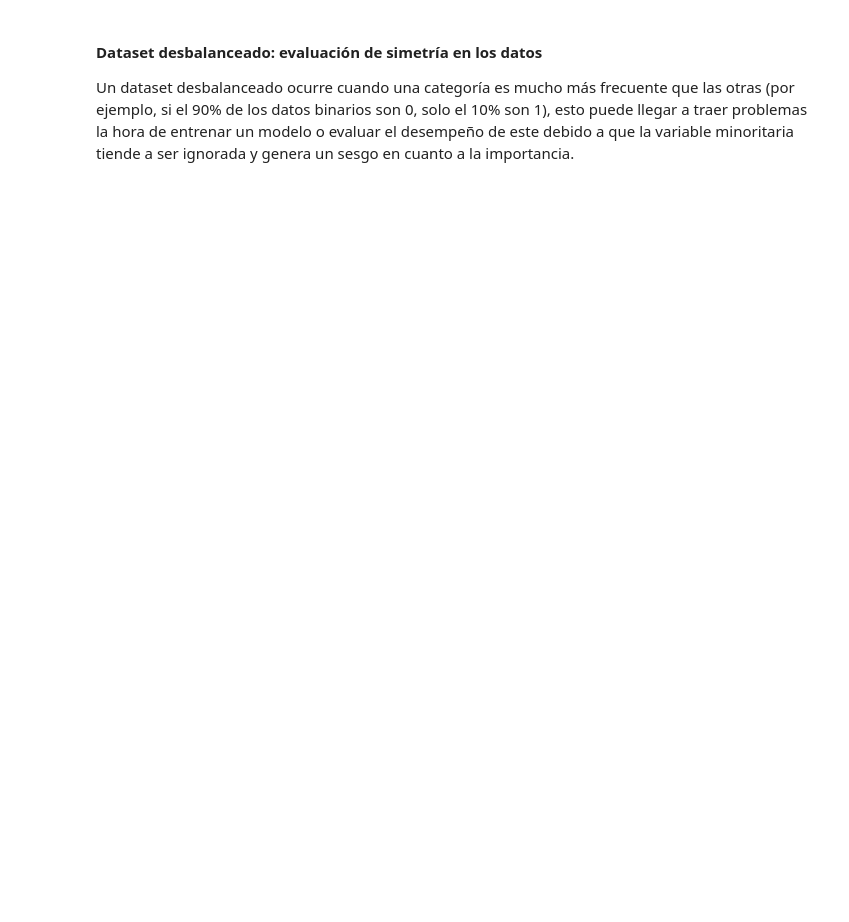
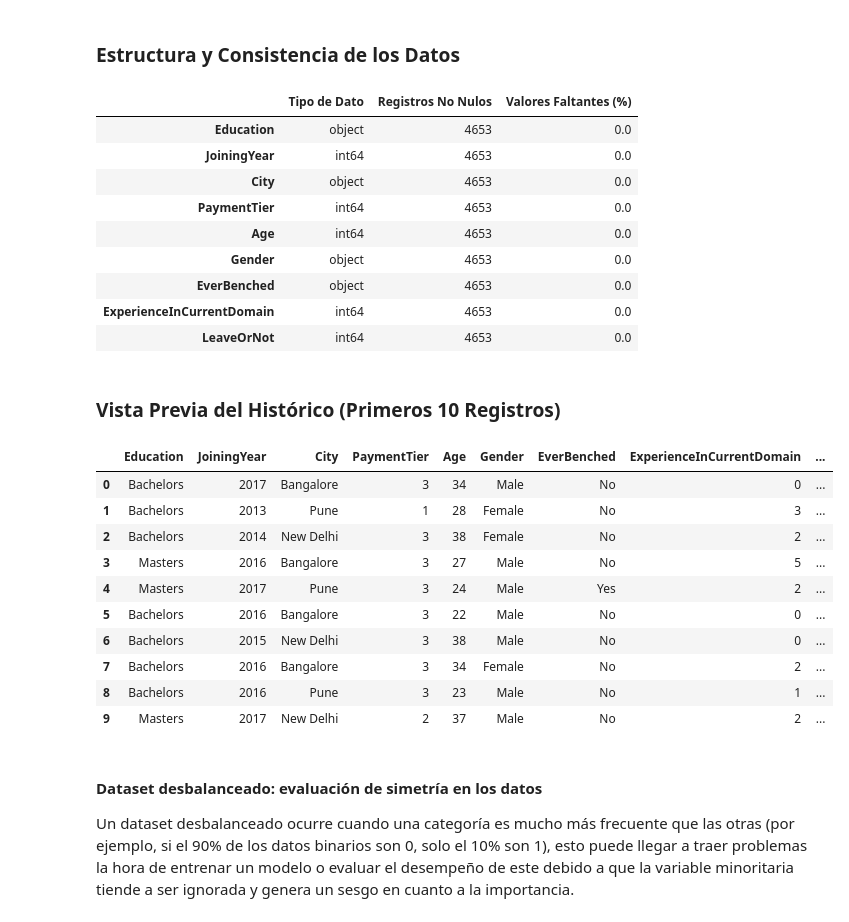
Before and after one commit to genagithub/proyecto-1, a Jupyter notebook: proyecto_1_churn_predict.ipynb, the cells around one changed output. Saved outputs shown, nothing was run; the diff lists cells and outputs as text; code cells hidden in the pictures; blank space fills up the shorter version.

```diff
--- a/proyecto_1_churn_predict.ipynb
+++ b/proyecto_1_churn_predict.ipynb
@@ -1,23 +1,53 @@
 # %%
+from IPython.display import display, Markdown
 import pandas as pd
 import matplotlib.pyplot as plt
 import plotly.express as px
 import dash
-import dash_core_components as dcc
-import dash_html_components as html
+from dash import html, dcc
 from dash.dependencies import Input, Output
 from sklearn.model_selection import train_test_split
 from sklearn.preprocessing import OrdinalEncoder
 from sklearn.metrics import confusion_matrix, accuracy_score, recall_score, precision_score, f1_score
 from sklearn import tree
 
 
-df  = pd.read_csv("data/employee.csv")
+df  = pd.read_csv("/content/employee.csv")
 
-print("Estructura del dataset:")
-print(df.info())
-print("Primeros registros:")
-print(df.head(10))
+display(Markdown("### Estructura y Consistencia de los Datos"))
+info_df = pd.DataFrame({
+    'Tipo de Dato': df.dtypes,
+    'Registros No Nulos': df.notnull().sum(),
+    'Valores Faltantes (%)': (df.isnull().sum() / len(df) * 100).round(2)
+})
+display(info_df)
+
+display(Markdown("### Vista Previa del Histórico (Primeros 10 Registros)"))
+display(df.head(10))
+# %% [output]
+### Estructura y Consistencia de los Datos
+|  | Tipo de Dato | Registros No Nulos | Valores Faltantes (%) |
+| Education | object | 4653 | 0.0 |
+| JoiningYear | int64 | 4653 | 0.0 |
+| City | object | 4653 | 0.0 |
+| PaymentTier | int64 | 4653 | 0.0 |
+| Age | int64 | 4653 | 0.0 |
+| Gender | object | 4653 | 0.0 |
+| EverBenched | object | 4653 | 0.0 |
+| ExperienceInCurrentDomain | int64 | 4653 | 0.0 |
+| LeaveOrNot | int64 | 4653 | 0.0 |
+### Vista Previa del Histórico (Primeros 10 Registros)
+|  | Education | JoiningYear | City | PaymentTier | Age | Gender | EverBenched | ExperienceInCurrentDomain | ... |
+| 0 | Bachelors | 2017 | Bangalore | 3 | 34 | Male | No | 0 | ... |
+| 1 | Bachelors | 2013 | Pune | 1 | 28 | Female | No | 3 | ... |
+| 2 | Bachelors | 2014 | New Delhi | 3 | 38 | Female | No | 2 | ... |
+| 3 | Masters | 2016 | Bangalore | 3 | 27 | Male | No | 5 | ... |
+| 4 | Masters | 2017 | Pune | 3 | 24 | Male | Yes | 2 | ... |
+| 5 | Bachelors | 2016 | Bangalore | 3 | 22 | Male | No | 0 | ... |
+| 6 | Bachelors | 2015 | New Delhi | 3 | 38 | Male | No | 0 | ... |
+| 7 | Bachelors | 2016 | Bangalore | 3 | 34 | Female | No | 2 | ... |
+| 8 | Bachelors | 2016 | Pune | 3 | 23 | Male | No | 1 | ... |
+| 9 | Masters | 2017 | New Delhi | 2 | 37 | Male | No | 2 | ... |
 # %% [markdown]
 #### Dataset desbalanceado: evaluación de simetría en los datos
 Un dataset desbalanceado ocurre cuando una categoría es mucho más frecuente que las otras (por ejemplo, si el 90% de los datos binarios son 0, solo el 10% son 1), esto puede llegar a traer problemas la hora de entrenar un modelo o evaluar el desempeño de este debido a que la variable minoritaria tiende a ser ignorada y genera un sesgo en cuanto a la importancia.
```
Also changed, not shown: parts of 3 cells of this notebook.
